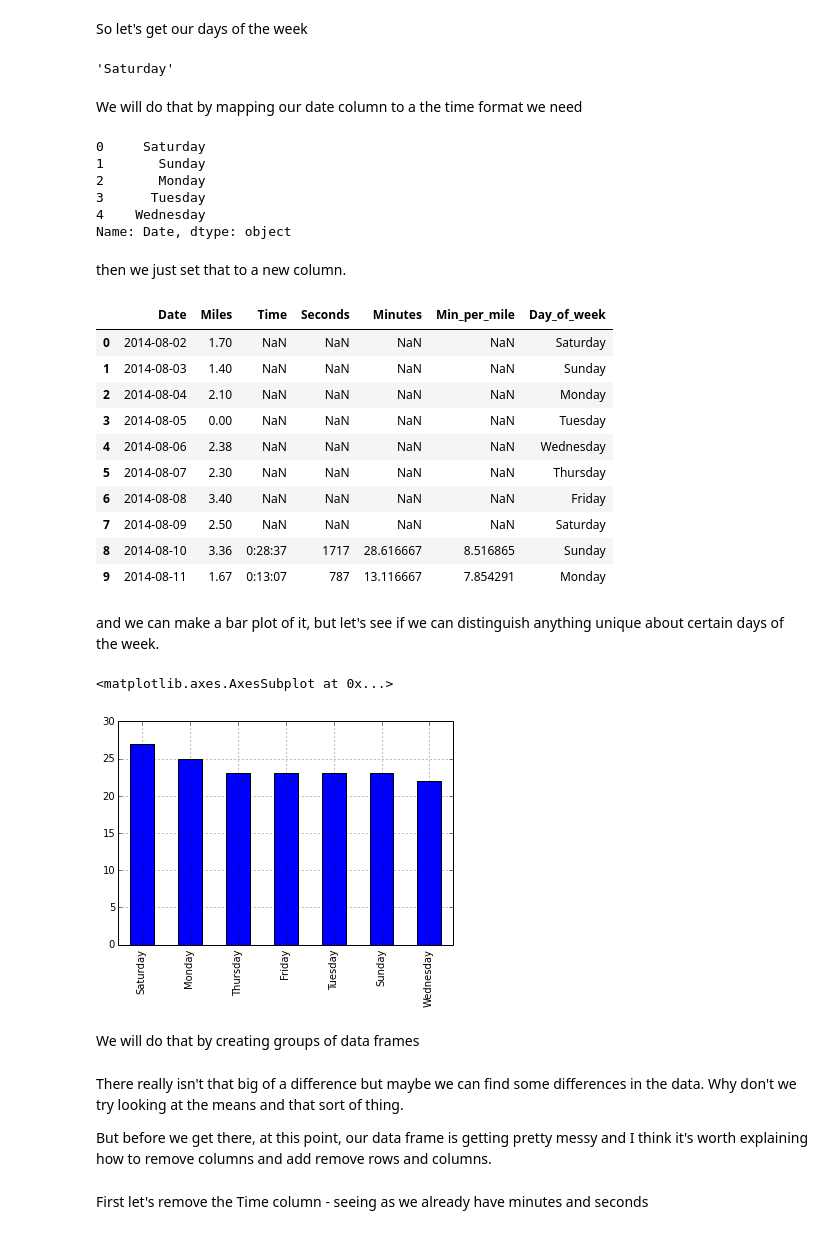
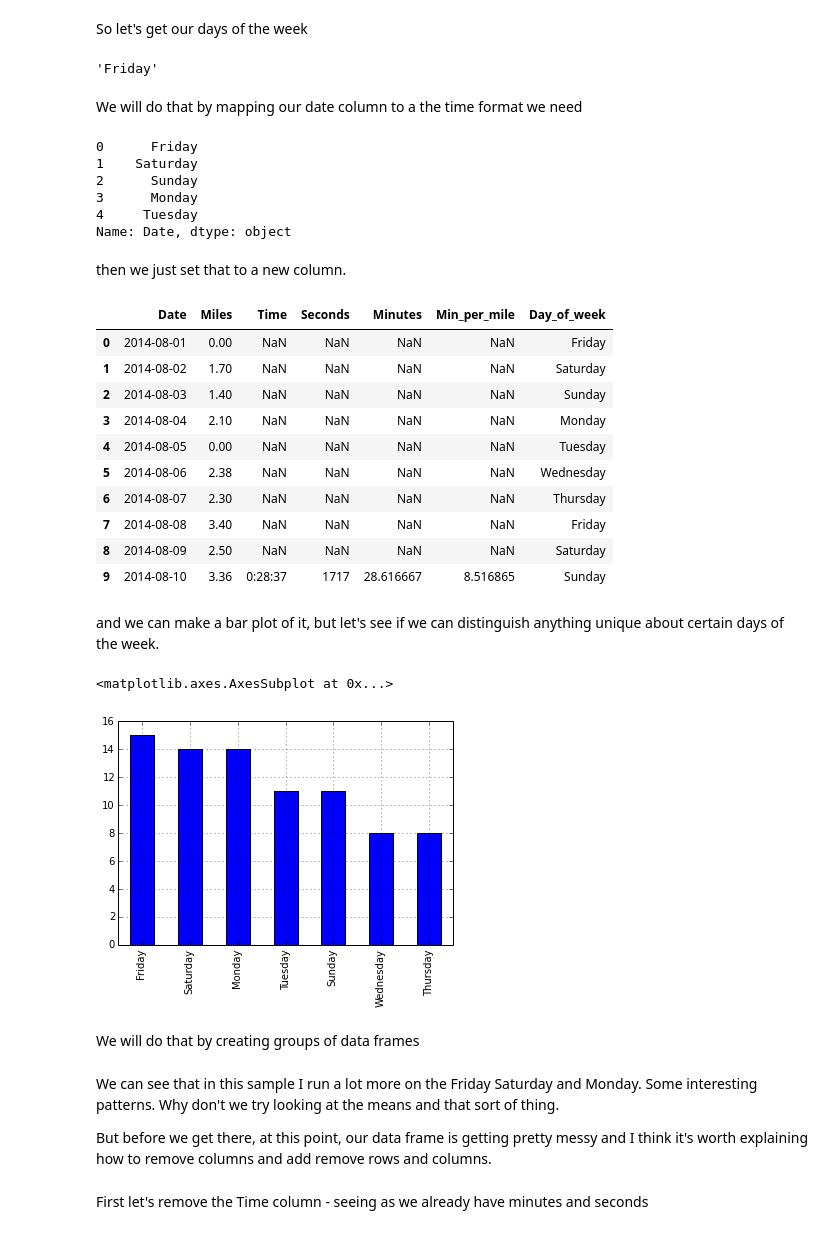
Before and after one commit to bllchmbrs/data_analysis_with_python_and_pandas, a Jupyter notebook: 4 - pandas Basics/4-7 pandas DataFrame Summary Statistics, Filtering, Dropping and adding Rows and Columns, Grouping Basics.ipynb, the cells around one changed output. Saved outputs shown, nothing was run; the diff lists cells and outputs as text; code cells hidden in the pictures.

```diff
--- a/4 - pandas Basics/4-7 pandas DataFrame Summary Statistics, Filtering, Dropping and adding Rows and Columns, Grouping Basics.ipynb
+++ b/4 - pandas Basics/4-7 pandas DataFrame Summary Statistics, Filtering, Dropping and adding Rows and Columns, Grouping Basics.ipynb
@@ -15,7 +15,7 @@ Alright in this section we're going to continue with the running data set but we
 # %% [markdown]
 So what we'll do is read in our csv file.
 # %%
-df = pd.read_csv('../data/date_fixed_running_data_with_time.csv', parse_dates=['Date'])
+df = pd.read_csv('../data/date_fixed_running_data_with_time.csv', parse_dates=['Date'], usecols=range(1,7))
 # %%
 df.dtypes
 # %% [output]
@@ -93,17 +93,17 @@ So let's get our days of the week
 # %%
 df.Date[0].strftime("%A")
 # %% [output]
-'Saturday'
+'Friday'
 # %% [markdown]
 We will do that by mapping our date column to a the time format we need
 # %%
 df.Date.map(lambda x: x.strftime("%A")).head()
 # %% [output]
-0     Saturday
-1       Sunday
-2       Monday
-3      Tuesday
-4    Wednesday
+0      Friday
+1    Saturday
+2      Sunday
+3      Monday
+4     Tuesday
 Name: Date, dtype: object
 # %% [markdown]
 then we just set that to a new column.
@@ -113,27 +113,27 @@ df['Day_of_week'] = df.Date.map(lambda x: x.strftime("%A"))
 df.head(10)
 # %% [output]
 |  | Date | Miles | Time | Seconds | Minutes | Min_per_mile | Day_of_week |
-| 0 | 2014-08-02 | 1.70 | NaN | NaN | NaN | NaN | Saturday |
-| 1 | 2014-08-03 | 1.40 | NaN | NaN | NaN | NaN | Sunday |
-| 2 | 2014-08-04 | 2.10 | NaN | NaN | NaN | NaN | Monday |
-| 3 | 2014-08-05 | 0.00 | NaN | NaN | NaN | NaN | Tuesday |
-| 4 | 2014-08-06 | 2.38 | NaN | NaN | NaN | NaN | Wednesday |
-| 5 | 2014-08-07 | 2.30 | NaN | NaN | NaN | NaN | Thursday |
-| 6 | 2014-08-08 | 3.40 | NaN | NaN | NaN | NaN | Friday |
-| 7 | 2014-08-09 | 2.50 | NaN | NaN | NaN | NaN | Saturday |
-| 8 | 2014-08-10 | 3.36 | 0:28:37 | 1717 | 28.616667 | 8.516865 | Sunday |
-| 9 | 2014-08-11 | 1.67 | 0:13:07 | 787 | 13.116667 | 7.854291 | Monday |
+| 0 | 2014-08-01 | 0.00 | NaN | NaN | NaN | NaN | Friday |
+| 1 | 2014-08-02 | 1.70 | NaN | NaN | NaN | NaN | Saturday |
+| 2 | 2014-08-03 | 1.40 | NaN | NaN | NaN | NaN | Sunday |
+| 3 | 2014-08-04 | 2.10 | NaN | NaN | NaN | NaN | Monday |
+| 4 | 2014-08-05 | 0.00 | NaN | NaN | NaN | NaN | Tuesday |
+| 5 | 2014-08-06 | 2.38 | NaN | NaN | NaN | NaN | Wednesday |
+| 6 | 2014-08-07 | 2.30 | NaN | NaN | NaN | NaN | Thursday |
+| 7 | 2014-08-08 | 3.40 | NaN | NaN | NaN | NaN | Friday |
+| 8 | 2014-08-09 | 2.50 | NaN | NaN | NaN | NaN | Saturday |
+| 9 | 2014-08-10 | 3.36 | 0:28:37 | 1717 | 28.616667 | 8.516865 | Sunday |
 # %% [markdown]
 and we can make a bar plot of it, but let's see if we can distinguish anything unique about certain days of the week.
 # %%
-df.Day_of_week.value_counts().plot(kind='bar')
+df[df.Miles > 0].Day_of_week.value_counts().plot(kind='bar')
 # %% [output]
 <matplotlib.axes.AxesSubplot at 0x...>
-[figure, old version]
+[figure, new version]
 # %% [markdown]
 We will do that by creating groups of data frames
 # %% [markdown]
-There really isn't that big of a difference but maybe we can find some differences in the data. Why don't we try looking at the means and that sort of thing.
+We can see that in this sample I run a lot more on the Friday Saturday and Monday. Some interesting patterns. Why don't we try looking at the means and that sort of thing.
 
 But before we get there, at this point, our data frame is getting pretty messy and I think it's worth explaining how to remove columns and add remove rows and columns.
 # %% [markdown]
```
Also changed, not shown: parts of 16 cells of this notebook, 3 other files.
